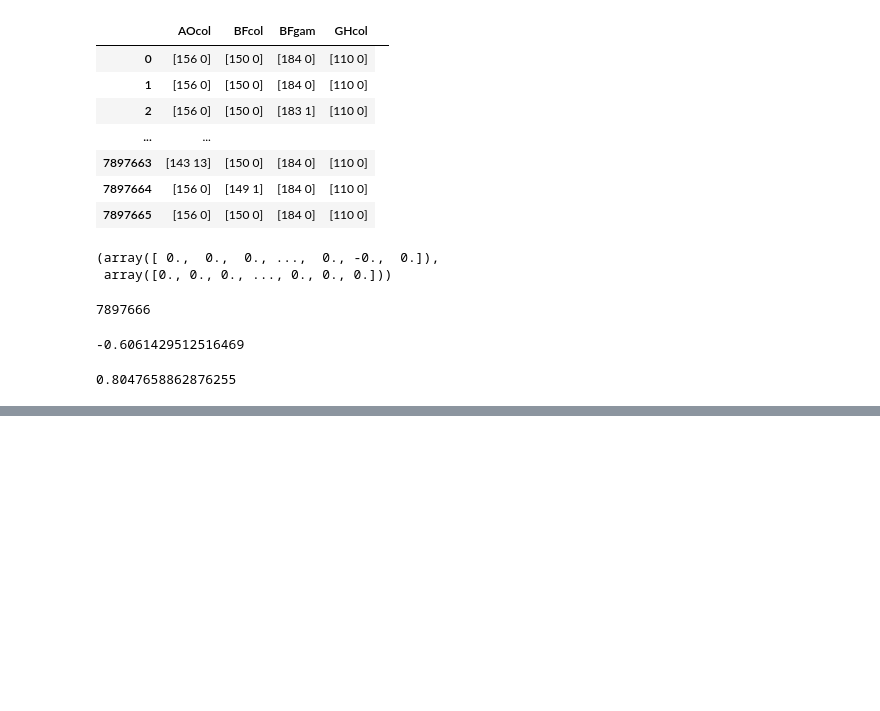
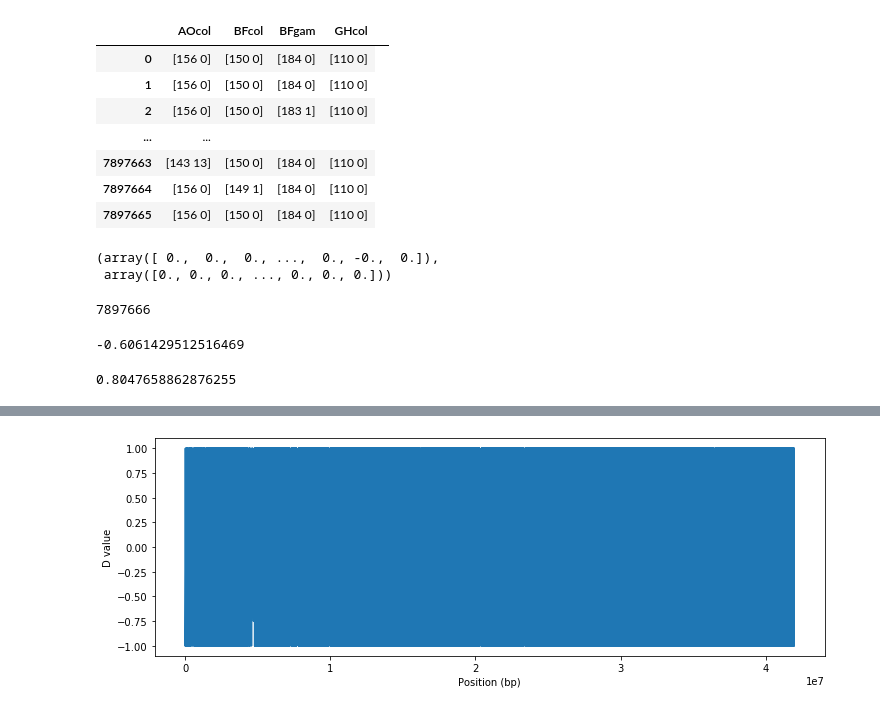
Before and after one commit to randomxsk8/notebooks, a Jupyter notebook: 08212019_ABBABABA_try.ipynb, the cells around one changed output, grey strips where cells are left out. Saved outputs shown, nothing was run; the diff lists cells and outputs as text; code cells hidden in the pictures; blank space fills up the shorter version.

```diff
--- a/08212019_ABBABABA_try.ipynb
+++ b/08212019_ABBABABA_try.ipynb
@@ -68,0 +73,3 @@ g = calldata["3L"]["calldata/GT"]
+# %%
+pos = variants['POS'][:]
+pos
@@ -150,0 +170,14 @@ max(abba_3L[0])
+# %%
+d_stat_all = abba_3L[0] / abba_3L[1]
+# %%
+bool_notna = ~np.isnan(d_stat_all)
+# %%
+dstat_plot = np.compress(bool_notna, d_stat_all)
+pos_plot = np.compress(bool_notna, pos)
+# %%
+fig, ax = pyplot.subplots(figsize=(12, 4))
+ax.plot(pos_plot, dstat_plot)
+ax.set_xlabel('Position (bp)')
+ax.set_ylabel('D value');
+# %% [output]
+[figure, added]
```
Also changed, not shown: parts of 11 cells of this notebook.
